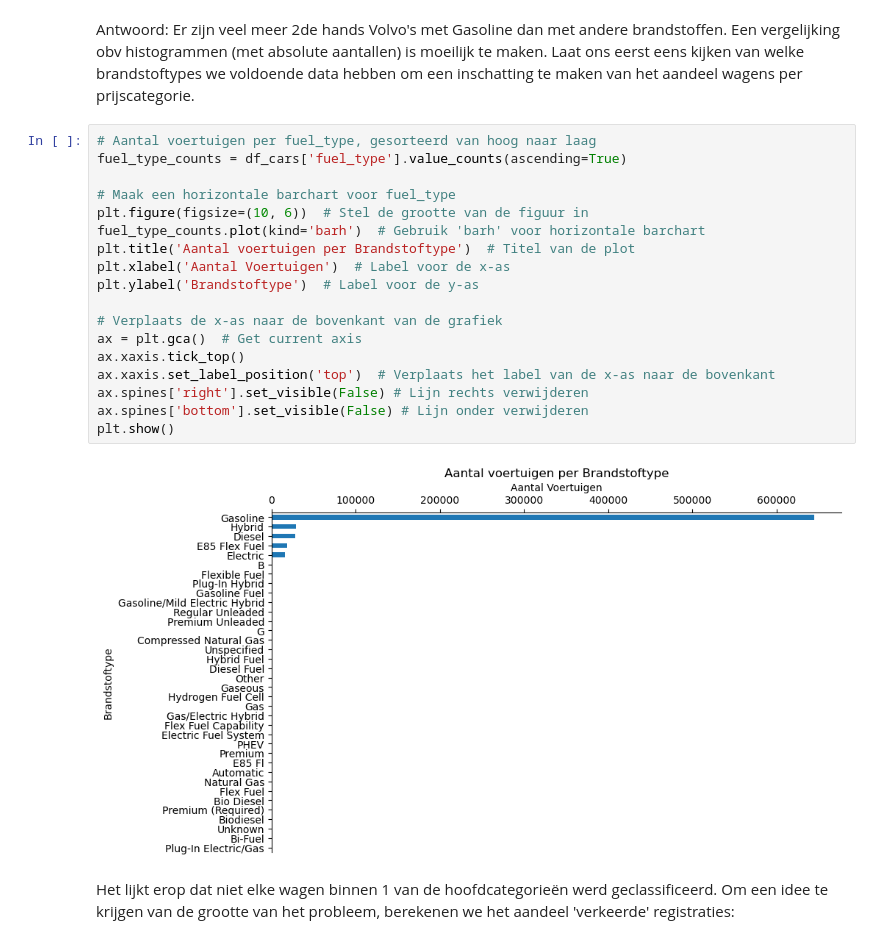
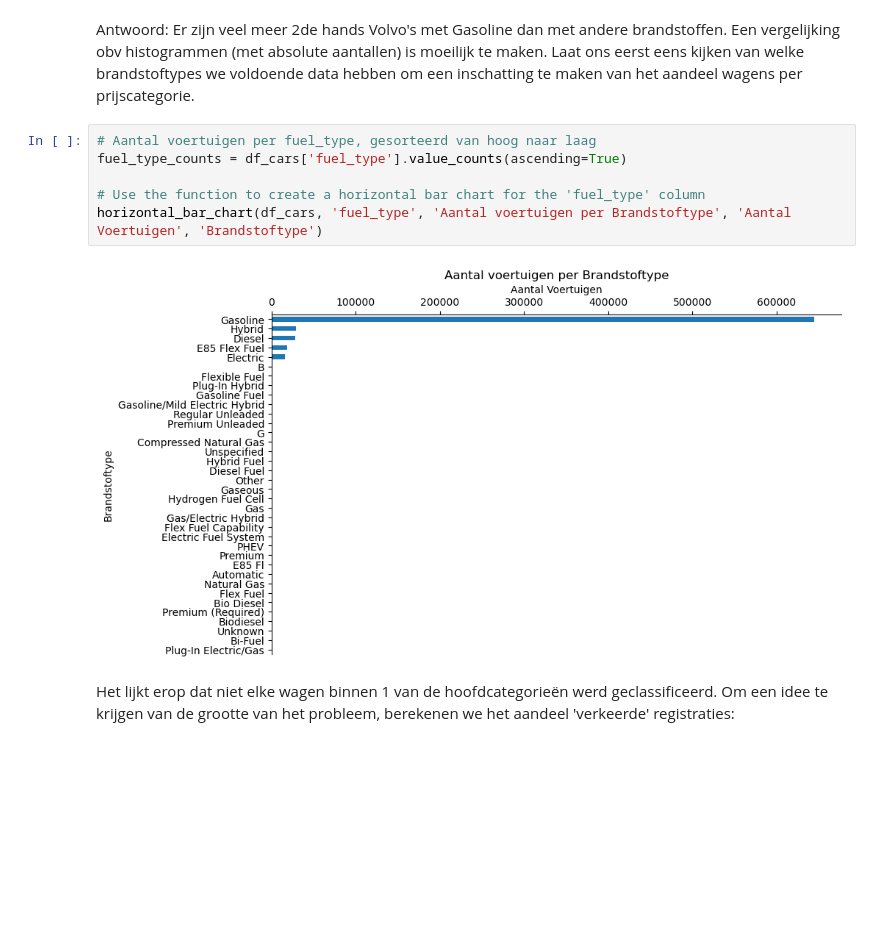
Before and after one commit to craftyraf/project-productie-proces, a Jupyter notebook: notebooks/autoproductie.ipynb, the cells around one changed output. Cells and saved outputs as stored; diff of their text form; blank space fills up the shorter version.

Commit message:
fuel_mapping in een apart bestand gestoken make_a_chart aangemaakt, met daarin de horizontale bar chart (omdat we die minimaal 2x aanroepen)

```diff
--- a/notebooks/autoproductie.ipynb
+++ b/notebooks/autoproductie.ipynb
@@ -90,26 +130,14 @@ Uit de grafiek leiden we af dat de prijsverdeling min of meer symmetrisch is, we
 Ik wil nu de verschillende fuel types vergelijken hoeveel deze kosten. Hiervoor maak ik volgende afbeelding met meerdere histogrammen hoe kunnen we deze beter maken? Welke alternatieven zijn er nog?
 # %% [markdown]
 Antwoord: Er zijn veel meer 2de hands Volvo's met Gasoline dan met andere brandstoffen. Een vergelijking obv histogrammen (met absolute aantallen) is moeilijk te maken. Laat ons eerst eens kijken van welke brandstoftypes we voldoende data hebben om een inschatting te maken van het aandeel wagens per prijscategorie.
-# %%
-# Aantal voertuigen per fuel_type, gesorteerd van hoog naar laag
-fuel_type_counts = df_cars['fuel_type'].value_counts(ascending=True)
-
-# Maak een horizontale barchart voor fuel_type
-plt.figure(figsize=(10, 6))  # Stel de grootte van de figuur in
-fuel_type_counts.plot(kind='barh')  # Gebruik 'barh' voor horizontale barchart
-plt.title('Aantal voertuigen per Brandstoftype')  # Titel van de plot
-plt.xlabel('Aantal Voertuigen')  # Label voor de x-as
-plt.ylabel('Brandstoftype')  # Label voor de y-as
-
-# Verplaats de x-as naar de bovenkant van de grafiek
-ax = plt.gca()  # Get current axis
-ax.xaxis.tick_top()
-ax.xaxis.set_label_position('top')  # Verplaats het label van de x-as naar de bovenkant
-ax.spines['right'].set_visible(False) # Lijn rechts verwijderen
-ax.spines['bottom'].set_visible(False) # Lijn onder verwijderen
-plt.show()
-# %% [output]
-[figure, removed]
+# %%
+# Aantal voertuigen per fuel_type, gesorteerd van hoog naar laag
+fuel_type_counts = df_cars['fuel_type'].value_counts(ascending=True)
+
+# Use the function to create a horizontal bar chart for the 'fuel_type' column
+horizontal_bar_chart(df_cars, 'fuel_type', 'Aantal voertuigen per Brandstoftype', 'Aantal Voertuigen', 'Brandstoftype')
+# %% [output]
+[figure, added]
 # %% [markdown]
 Het lijkt erop dat niet elke wagen binnen 1 van de hoofdcategorieën werd geclassificeerd. Om een idee te krijgen van de grootte van het probleem, berekenen we het aandeel 'verkeerde' registraties:
 # %%
```
Also changed, not shown: parts of 14 cells of this notebook, 2 other files.
